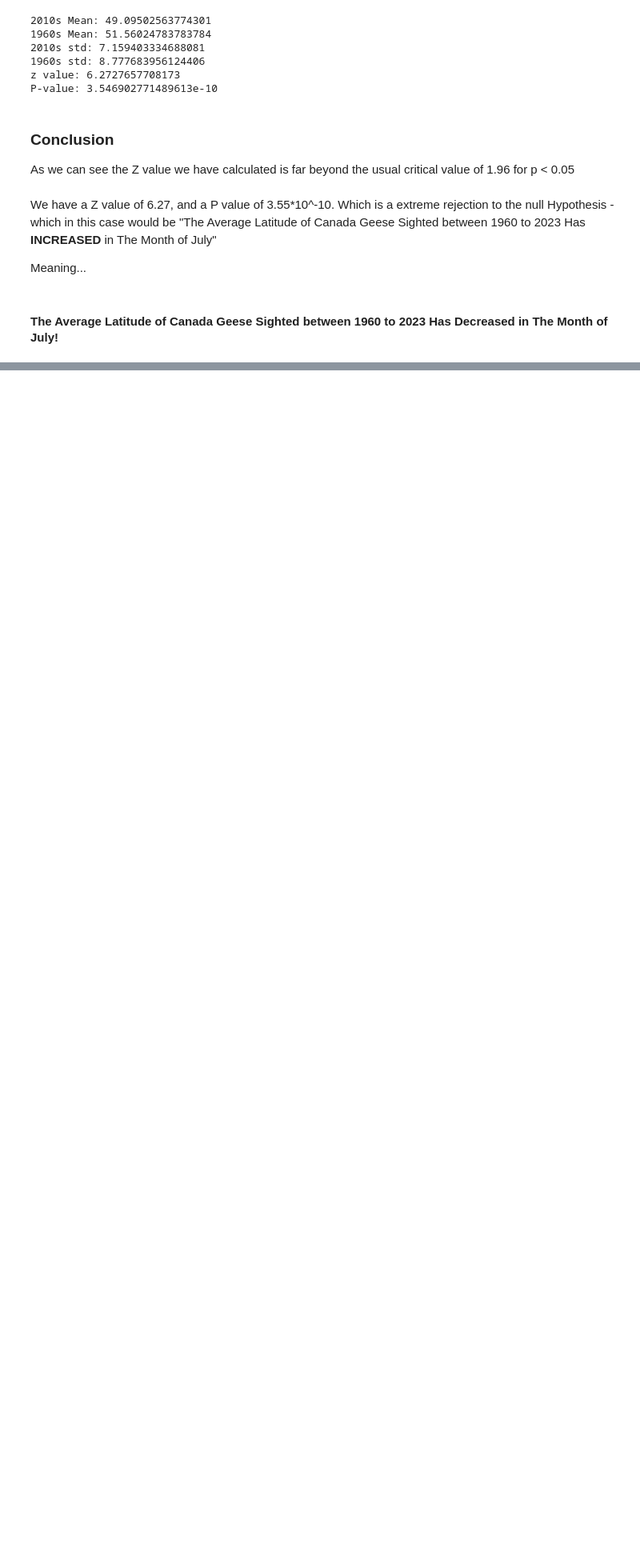
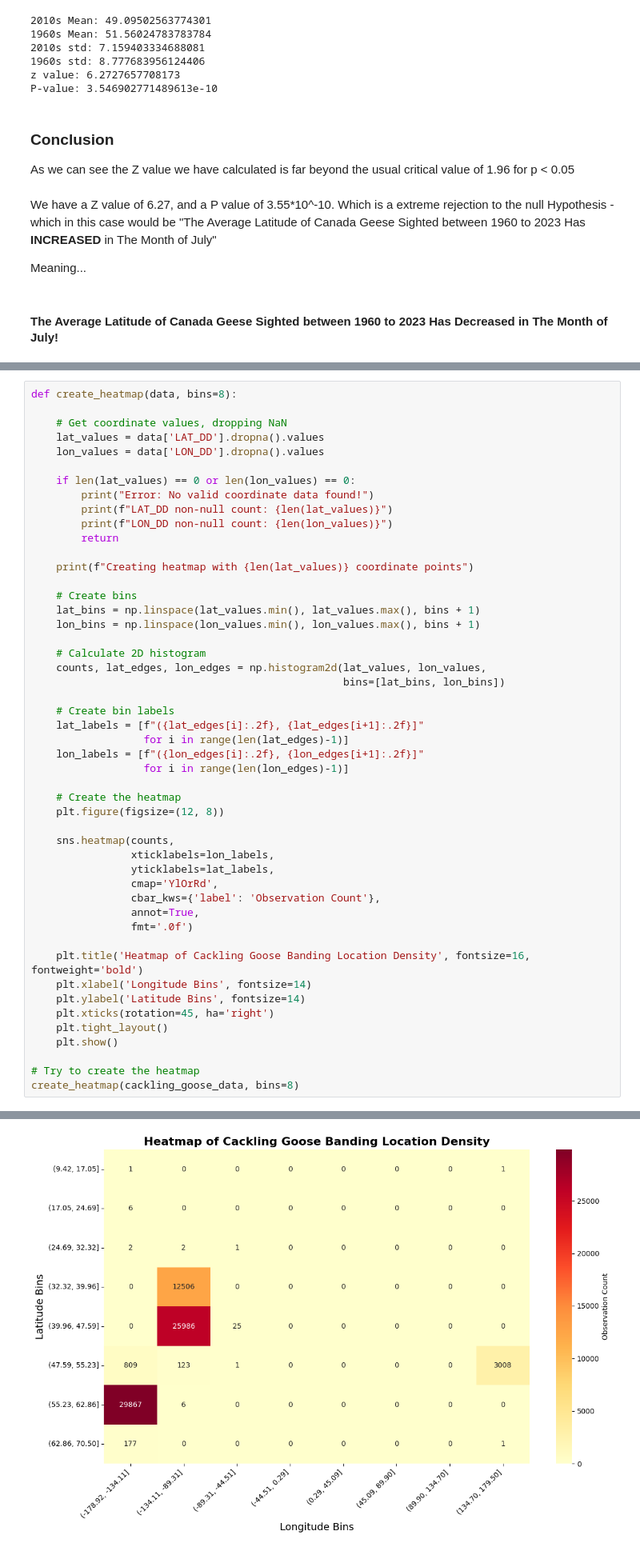
Before and after one commit to BoAndArrows/CMSC320-Final-B-W-Y-C, a Jupyter notebook: checkpoint_two.ipynb, the cells around one changed output, grey strips where cells are left out. Shown at 80% size. Drawn from its saved outputs; the diff is of its cells as text; blank space fills up the shorter version.

```diff
--- a/checkpoint_two.ipynb
+++ b/checkpoint_two.ipynb
@@ -576,0 +580,50 @@ Meaning...
+# %%
+def create_heatmap(data, bins=8):
+
+    # Get coordinate values, dropping NaN
+    lat_values = data['LAT_DD'].dropna().values
+    lon_values = data['LON_DD'].dropna().values
+
+    if len(lat_values) == 0 or len(lon_values) == 0:
+        print("Error: No valid coordinate data found!")
+        print(f"LAT_DD non-null count: {len(lat_values)}")
+        print(f"LON_DD non-null count: {len(lon_values)}")
+        return
+
+    print(f"Creating heatmap with {len(lat_values)} coordinate points")
+
+    # Create bins
+    lat_bins = np.linspace(lat_values.min(), lat_values.max(), bins + 1)
+    lon_bins = np.linspace(lon_values.min(), lon_values.max(), bins + 1)
+
+    # Calculate 2D histogram
+    counts, lat_edges, lon_edges = np.histogram2d(lat_values, lon_values,
+                                                  bins=[lat_bins, lon_bins])
+
+    # Create bin labels
+    lat_labels = [f"({lat_edges[i]:.2f}, {lat_edges[i+1]:.2f}]"
+                  for i in range(len(lat_edges)-1)]
+    lon_labels = [f"({lon_edges[i]:.2f}, {lon_edges[i+1]:.2f}]"
+                  for i in range(len(lon_edges)-1)]
+
+    # Create the heatmap
+    plt.figure(figsize=(12, 8))
+
+    sns.heatmap(counts,
+                xticklabels=lon_labels,
+                yticklabels=lat_labels,
+                cmap='YlOrRd',
+                cbar_kws={'label': 'Observation Count'},
+                annot=True,
+                fmt='.0f')
+
+    plt.title('Heatmap of Cackling Goose Banding Location Density', fontsize=16, fontweight='bold')
+    plt.xlabel('Longitude Bins', fontsize=14)
+    plt.ylabel('Latitude Bins', fontsize=14)
+    plt.xticks(rotation=45, ha='right')
+    plt.tight_layout()
+    plt.show()
+
+# Try to create the heatmap
+create_heatmap(cackling_goose_data, bins=8)
+# %% [output]
@@ -576,0 +631 @@ Meaning...
+[figure, added]
```
Also changed, not shown: parts of 5 cells of this notebook.
